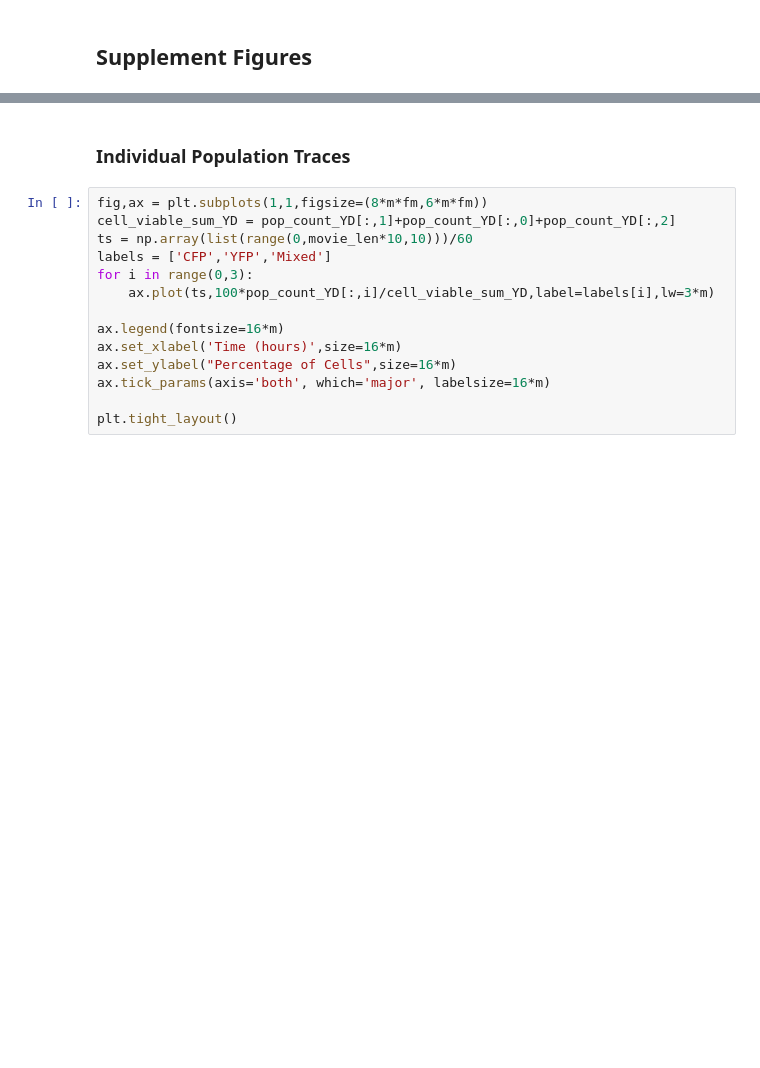
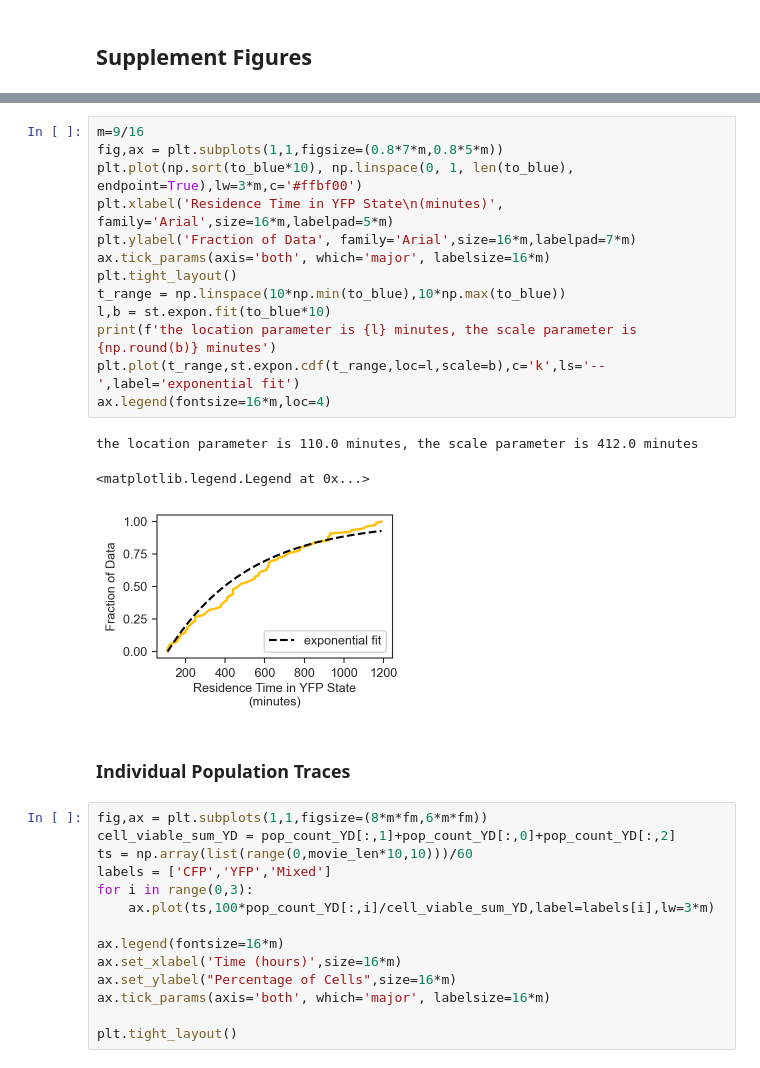
Before and after one commit to mkratz/Phase-variation, a Jupyter notebook: Analysis/MM_notebook.ipynb, the cells around one changed output, grey strips where cells are left out. Saved outputs shown, nothing was run; the diff lists cells and outputs as text; blank space fills up the shorter version.

```diff
--- a/Analysis/MM_notebook.ipynb
+++ b/Analysis/MM_notebook.ipynb
@@ -294,3 +326,20 @@ plt.tight_layout()
+# %%
+m=9/16
+fig,ax = plt.subplots(1,1,figsize=(0.8*7*m,0.8*5*m))
+plt.plot(np.sort(to_blue*10), np.linspace(0, 1, len(to_blue), endpoint=True),lw=3*m,c='#ffbf00')
+plt.xlabel('Residence Time in YFP State\n(minutes)', family='Arial',size=16*m,labelpad=5*m)
+plt.ylabel('Fraction of Data', family='Arial',size=16*m,labelpad=7*m)
+ax.tick_params(axis='both', which='major', labelsize=16*m)
+plt.tight_layout()
+t_range = np.linspace(10*np.min(to_blue),10*np.max(to_blue))
+l,b = st.expon.fit(to_blue*10)
+print(f'the location parameter is {l} minutes, the scale parameter is {np.round(b)} minutes')
+plt.plot(t_range,st.expon.cdf(t_range,loc=l,scale=b),c='k',ls='--',label='exponential fit')
+ax.legend(fontsize=16*m,loc=4)
+# %% [output]
+the location parameter is 110.0 minutes, the scale parameter is 412.0 minutes
+<matplotlib.legend.Legend at 0x...>
+[figure, added]
 # %% [markdown]
 ### Individual Population Traces
 # %%
```
Also changed, not shown: parts of 9 cells of this notebook, 4 other files.
